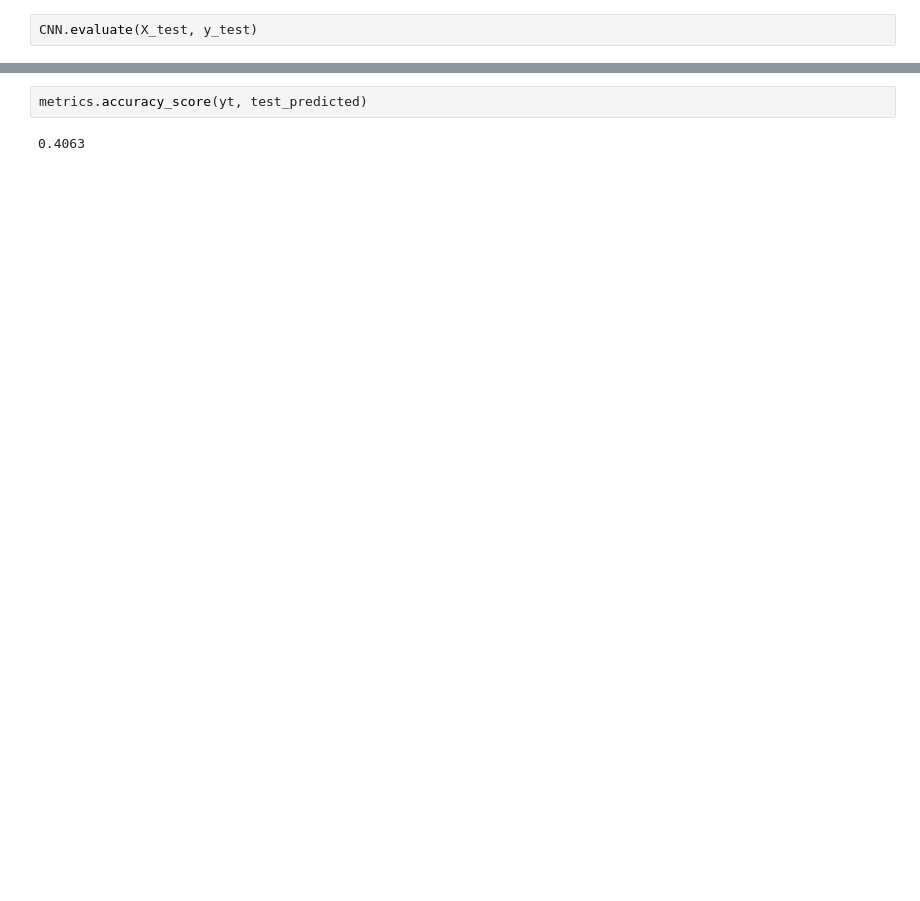
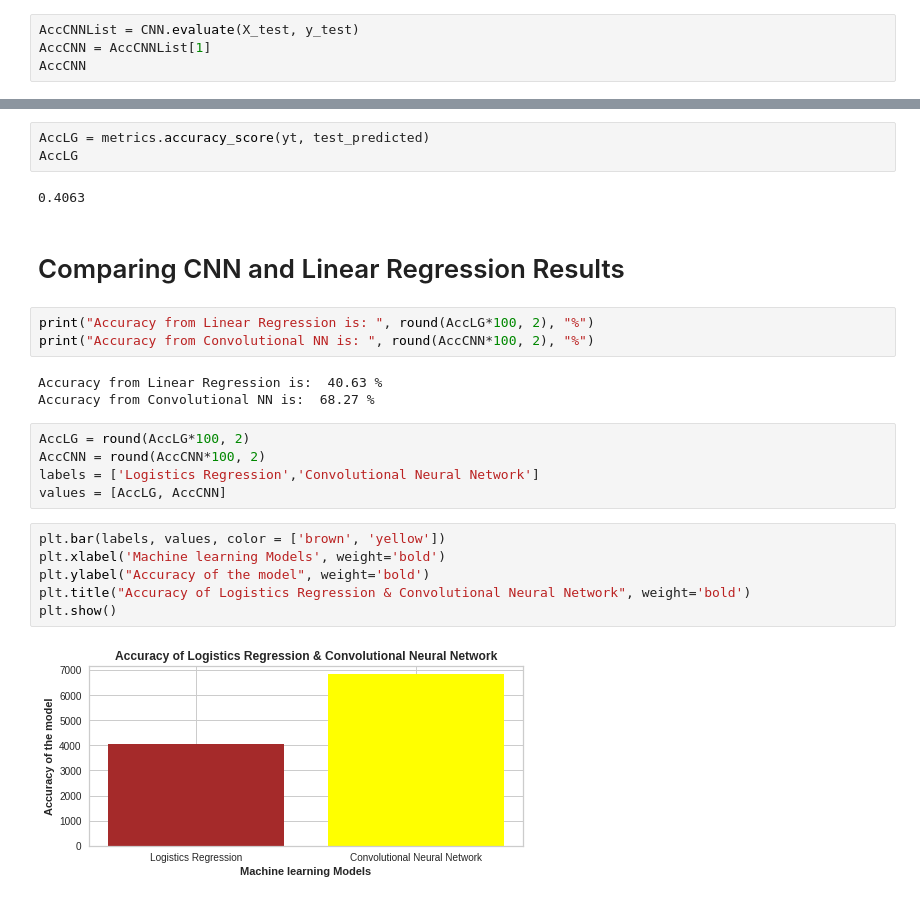
Before and after one commit to MahreenAthar/ObjectRecognition-Cifar10, a Jupyter notebook: i191712_Assignment3.ipynb, the cells around one changed output, grey strips where cells are left out. Saved outputs shown, nothing was run; the diff lists cells and outputs as text; blank space fills up the shorter version.

Commit message:
Added comparison graph (accuracy) of Ln Reg. and CNN

```diff
--- a/i191712_Assignment3.ipynb
+++ b/i191712_Assignment3.ipynb
@@ -157,4 +157,6 @@ Epoch 15/15
 <keras.callbacks.History at 0x...>
 # %%
-CNN.evaluate(X_test, y_test)
+AccCNNList = CNN.evaluate(X_test, y_test)
+AccCNN = AccCNNList[1]
+AccCNN
 # %% [output]
@@ -256,4 +267,26 @@ test_predicted = linreg.predict(Xt)
 # %%
-metrics.accuracy_score(yt, test_predicted)
+AccLG = metrics.accuracy_score(yt, test_predicted)
+AccLG
 # %% [output]
 0.4063
+# %% [markdown]
+# Comparing CNN and Linear Regression Results
+# %%
+print("Accuracy from Linear Regression is: ", round(AccLG*100, 2), "%")
+print("Accuracy from Convolutional NN is: ", round(AccCNN*100, 2), "%")
+# %% [output]
+Accuracy from Linear Regression is:  40.63 %
+Accuracy from Convolutional NN is:  68.27 %
+# %%
+AccLG = round(AccLG*100, 2)
+AccCNN = round(AccCNN*100, 2)
+labels = ['Logistics Regression','Convolutional Neural Network']
+values = [AccLG, AccCNN]
+# %%
+plt.bar(labels, values, color = ['brown', 'yellow'])
+plt.xlabel('Machine learning Models', weight='bold')
+plt.ylabel("Accuracy of the model", weight='bold')
+plt.title("Accuracy of Logistics Regression & Convolutional Neural Network", weight='bold')
+plt.show()
+# %% [output]
+[figure, added]
```
Also changed, not shown: parts of 12 cells of this notebook.
